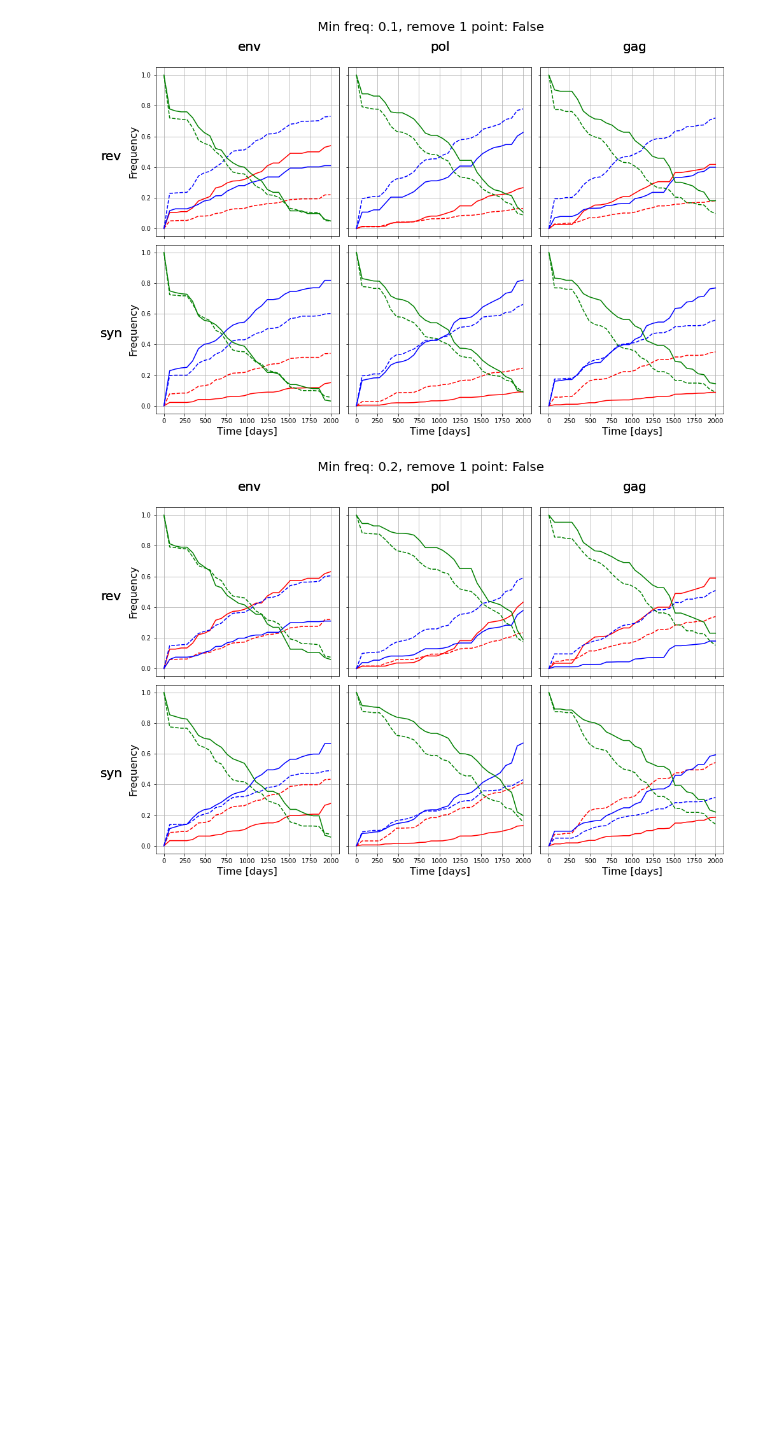
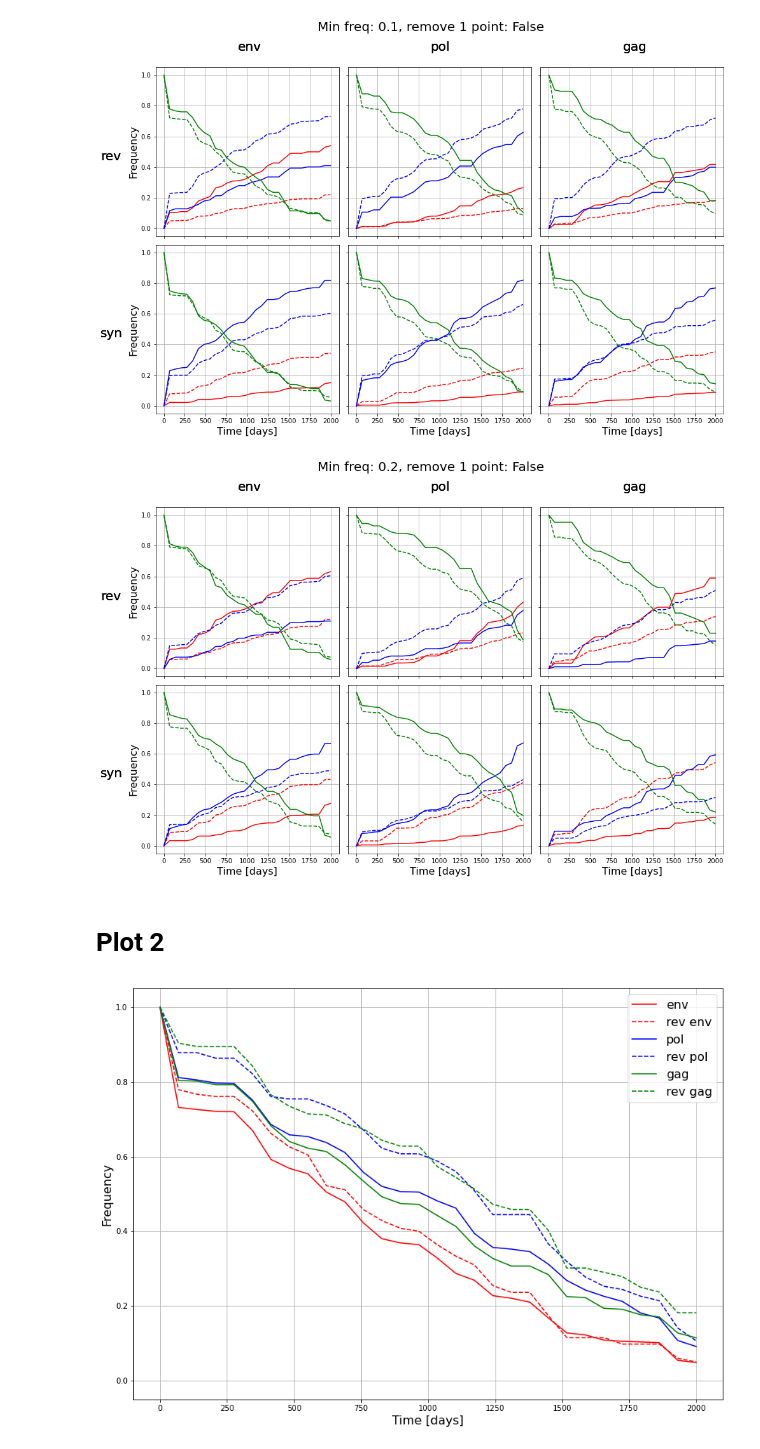
Before and after one commit to neherlab/HIVEVO_recombination, a Jupyter notebook: notebooks/paper_draft/mean_activity_plots.ipynb, the cells around one changed output. Cells and saved outputs as stored; diff of their text form; code cells hidden in the pictures; blank space fills up the shorter version.

```diff
--- a/notebooks/paper_draft/mean_activity_plots.ipynb
+++ b/notebooks/paper_draft/mean_activity_plots.ipynb
@@ -46,7 +46,7 @@ def make_activity_dict(min_freq=0.0, normalize=True):
     activities = {}
     for region in regions:
         tmp_dict = {}
-        for traj_type in ["rev", "non_rev", "syn", "non_syn"]:
+        for traj_type in ["rev", "non_rev", "syn", "non_syn", "all"]:
             tmp_traj = [traj for traj in trajectories[region][traj_type] if np.sum(traj.frequencies>min_freq, dtype=bool)]
             tmp_dict[traj_type] = get_average_activity(tmp_traj, True)
         activities[region] = tmp_dict
@@ -102,3 +102,31 @@ for remove_one_point in remove_one_points:
 [figure]
 [figure]
 [figure]
+# %% [markdown]
+# Plot 2
+# %%
+def plot_activity(time_bins, activities, savefig=False, fontsize=16):
+    regions = ["env", "pol", "gag"]
+    colors = ["r","b","g"]
+    plt.figure(figsize=(14,10))
+    for ii, region in enumerate(regions):
+        plt.plot(time_bins, activities[region]["all"]["active"], '-', color=colors[ii], label=region)
+        plt.plot(time_bins, activities[region]["rev"]["active"], '--', color=colors[ii], label="rev " + region)
+    plt.grid()
+    plt.xlabel("Time [days]", fontsize=fontsize)
+    plt.ylabel("Frequency", fontsize=fontsize)
+    plt.legend(fontsize=fontsize)
+    plt.ylim([-0.05, 1.05])
+    plt.tight_layout()
+
+    if savefig:
+        plt.savefig(savefig+".pdf", format="pdf")
+    plt.show()
+# %%
+min_freq = 0.1
+trajectories = make_trajectory_dict()
+time_bins, activities = make_activity_dict(min_freq)
+
+plot_activity(time_bins, activities)
+# %% [output]
+[figure, added]
```
Also changed, not shown: parts of 2 cells of this notebook, 3 other files.
